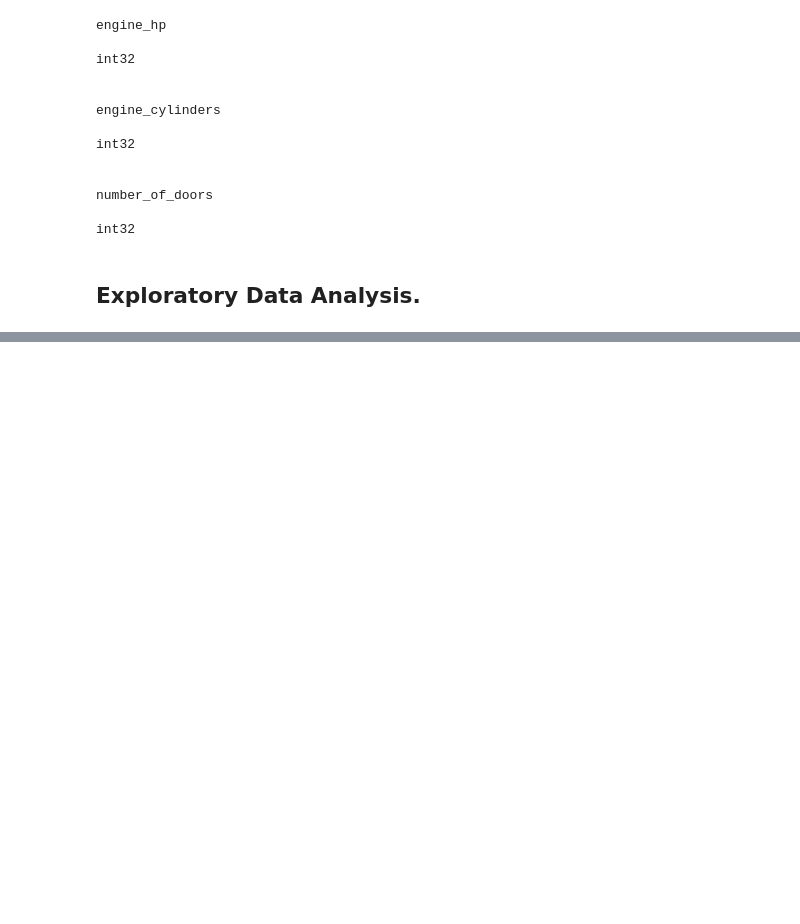
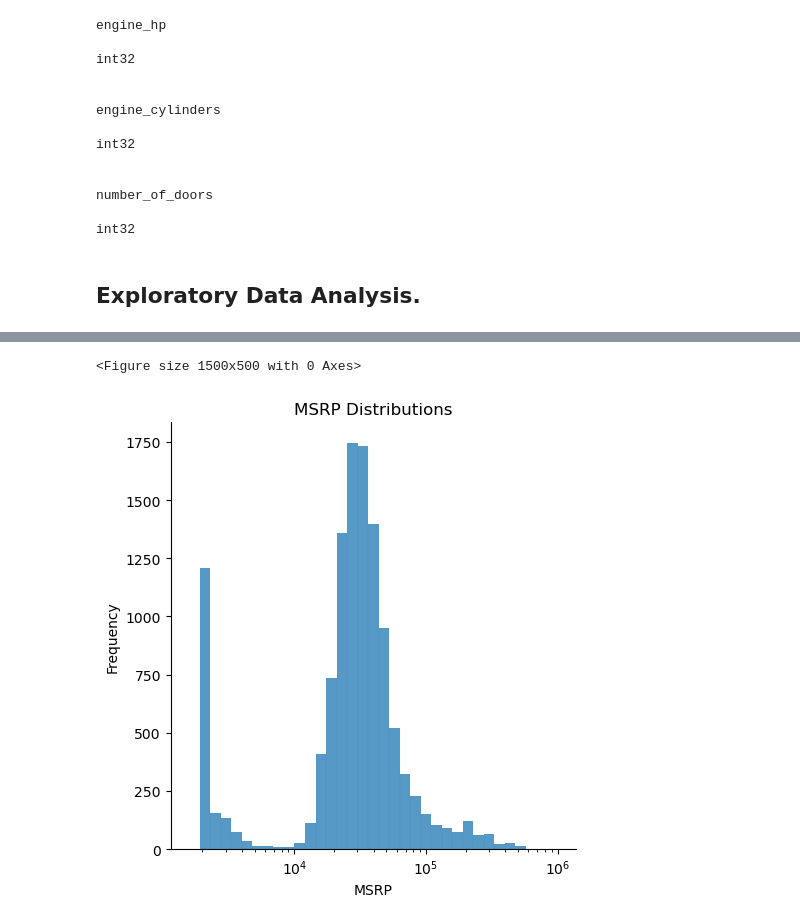
Before and after one commit to Benjamin-Ojo/ml_zoomcamp_code, a Jupyter notebook: chapter 2 - car_price_predictor/car_price.ipynb, the cells around one changed output, grey strips where cells are left out. Saved outputs shown, nothing was run; the diff lists cells and outputs as text; code cells hidden in the pictures; blank space fills up the shorter version.

```diff
--- a/chapter 2 - car_price_predictor/car_price.ipynb
+++ b/chapter 2 - car_price_predictor/car_price.ipynb
@@ -444,0 +521,20 @@ int32
+# %%
+# Plotting the distribution of msrp.
+
+# Plot size.
+plt.figure(figsize = (15,5))
+
+# Setting bin size.
+bins = 10 ** np.arange(3.2, 6.0 + 0.08, 0.08)
+
+# Plotting Bar Chart with seaborn.
+sns.displot(car['msrp'], bins = bins)
+plt.xscale('log')
+
+# Plot Annotations
+plt.title('MSRP Distributions')
+plt.xlabel("MSRP")
+plt.ylabel("Frequency");
+# %% [output]
+<Figure size 1500x500 with 0 Axes>
+[figure, added]
```
Also changed, not shown: parts of 5 cells of this notebook.
